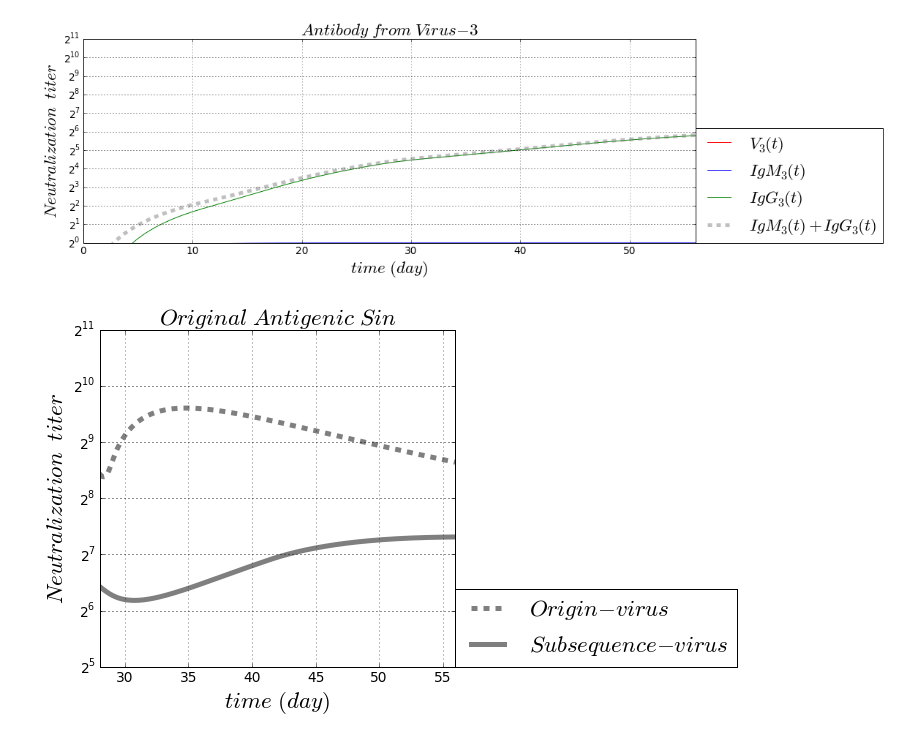
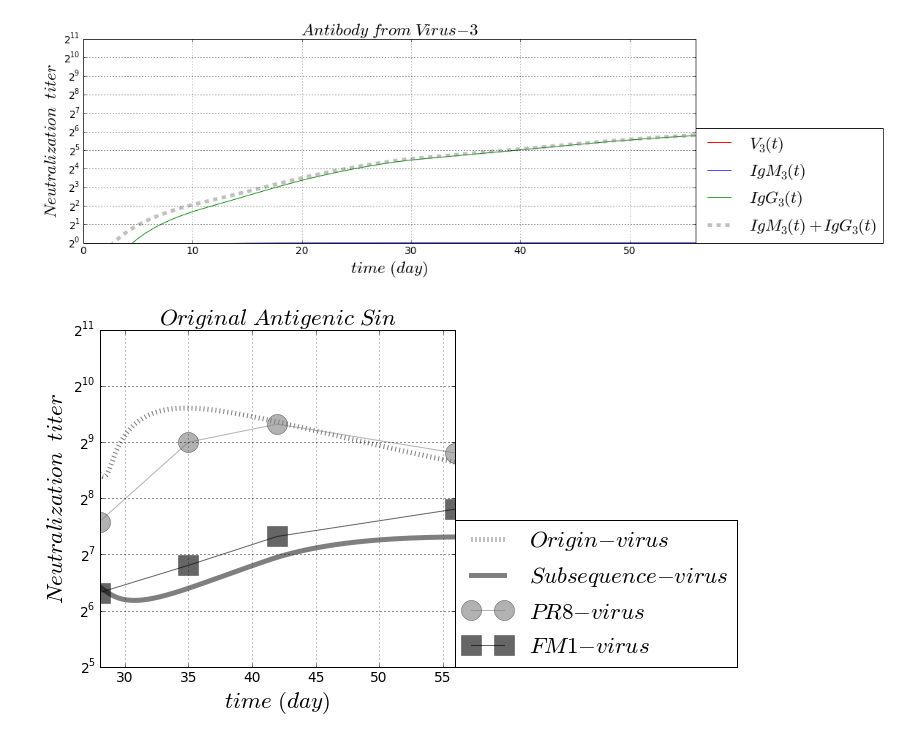
Before and after one commit to blab/antibody-response-pulse, a Jupyter notebook: bcell-array/code/Virus_Bcell_IgM_IgG_Infection_OAS.ipynb, the cells around one changed output. Saved outputs shown, nothing was run; the diff lists cells and outputs as text; code cells hidden in the pictures.

Commit message:
comparing with experimental data

```diff
--- a/bcell-array/code/Virus_Bcell_IgM_IgG_Infection_OAS.ipynb
+++ b/bcell-array/code/Virus_Bcell_IgM_IgG_Infection_OAS.ipynb
@@ -223,31 +223,39 @@ for i in range(totalPoint_X):
 [figure]
 [figure]
 # %%
+# Experimental lab data from OAS paper
+gT_lab = np.array([28, 28 + 7, 28 + 14, 28 + 28])
+gPR8_lab = np.array([128 + 64, 512, 512 + 128, 512 - 64])
+gFM1_lab = np.array([64 + 16, 128 - 16, 128 + 32, 256 - 32])
 # Sequential immunization graph
 figure_name = '-Original-Antigenic-Sin'
 figure_suffix = '.png'
 save_figure = os.path.join(dir_path, file_name + figure_name + file_suffix)
 numberingFig = numberingFig + 1
 figure = plt.figure(numberingFig, figsize = (6, 6))
-plt.plot(gT, gM[1] + gG[1], linewidth = 5.0, alpha = 0.5, color = 'black', linestyle = 'dashed'
+plt.plot(gT, gM[1] + gG[1], linewidth = 5.0, alpha = 0.5, color = 'black', linestyle = 'dotted'
          , label = r'$ Origin-virus $')
 plt.plot(gT, gM[2] + gG[2], linewidth = 5.0, alpha = 0.5, color = 'black'
          , label = r'$ Subsequence-virus $')
+plt.plot(gT_lab, gPR8_lab, marker = 'o', markersize = 20, color = 'gray', alpha = 0.6
+         , label = r'$ PR8-virus $')
+plt.plot(gT_lab, gFM1_lab, marker = 's', markersize = 20, color = 'black', alpha = 0.6
+         , label = r'$ FM1-virus $')
 plt.grid(True, which = 'both')
 plt.title(r'$ Original \ Antigenic \ Sin $', fontsize = AlvaFontSize)
 plt.xlabel(r'$time \ (%s)$'%(timeUnit), fontsize = AlvaFontSize)
 plt.ylabel(r'$ Neutralization \ \ titer $', fontsize = AlvaFontSize)
 plt.xlim([28, maxT])
 plt.xticks(fontsize = AlvaFontSize*0.6)
 plt.yticks(fontsize = AlvaFontSize*0.6)
 plt.ylim([2**5, 2**11])
 plt.yscale('log', basey = 2)
 plt.legend(loc = (1, 0), fontsize = AlvaFontSize)
 figure.tight_layout()
 plt.savefig(save_figure, dpi = 100, bbox_inches='tight')#, bbox_extra_artist=[lgd])
 plt.show()
 # %% [output]
-[figure, old version]
+[figure, new version]
 # %%
 # Normalization stacked graph
 numberingFig = numberingFig + 1
```
Also changed, not shown: parts of 1 cell of this notebook, 4 other files.
